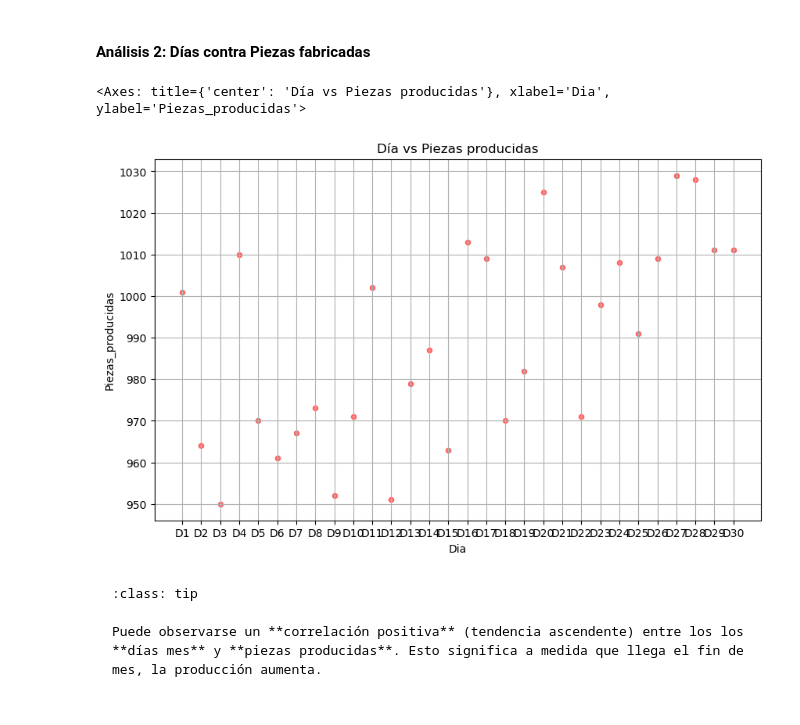
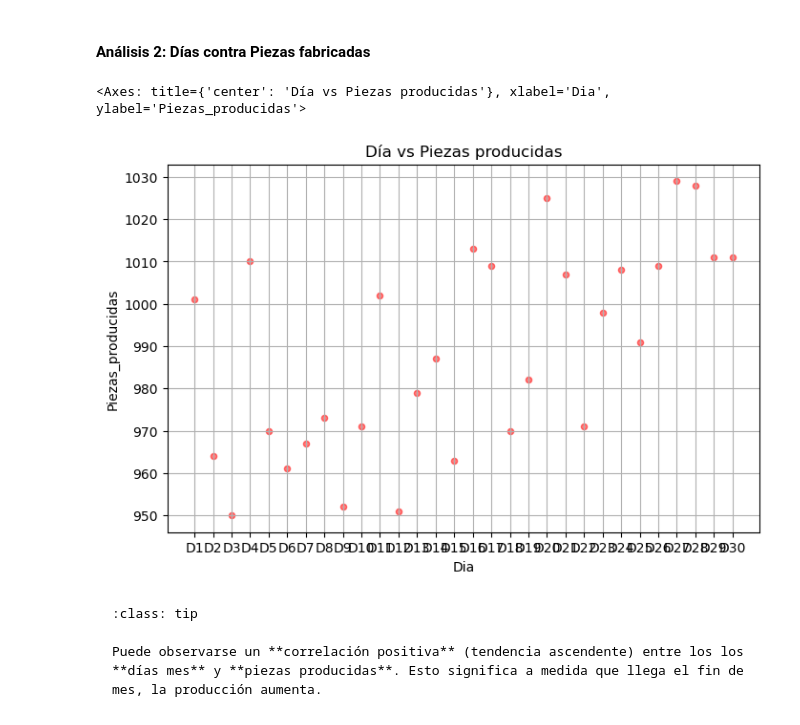
Before and after one commit to citius70/pandas-ticII-2BAC, a Jupyter notebook: _sources/7_dataframe_graficos_complejos.ipynb, the cells around one changed output. Saved outputs shown, nothing was run; the diff lists cells and outputs as text; code cells hidden in the pictures.

````diff
--- a/_sources/7_dataframe_graficos_complejos.ipynb
+++ b/_sources/7_dataframe_graficos_complejos.ipynb
@@ -29,7 +27,7 @@ import pandas as pd
 
 # Datos de producción de la fábrica durante 30 días recopilados en un diccionario denominado "data"
 
-data = pd.read_csv("datasets/calidad.csv")
+data = pd.read_csv("https://drive.google.com/uc?export=download&id=1qKKGYeqdc48KI4gwmHX6oQ9oN0ZIyYnh")
 
 
 # Creamos el DataFrame "df"
@@ -37,4 +35,6 @@ df = pd.DataFrame(data)
 
 # Visualizamos los cinco primeros datos
 df.head(5)
+
+df.describe()
 # %% [output]
@@ -148,17 +170,17 @@ Puede observarse un **correlación positiva** (tendencia ascendente) entre los *
 # %%
 # En este caso vamos a dar formato al gráfico con algunas propiedades (color, grid...)
 
 df.plot.scatter(
     x='Dia',
     y='Piezas_producidas',
     title='Día vs Piezas producidas',
-    figsize=(10, 6),  # Tamaño del gráfico
+    figsize=(8, 5),  # Tamaño del gráfico
     color='red',      # Color de los puntos
     alpha=0.5,        # Transparencia (0 a 1)
     grid=True )
 # %% [output]
 <Axes: title={'center': 'Día vs Piezas producidas'}, xlabel='Dia', ylabel='Piezas_producidas'>
-[figure, old version]
+[figure, new version]
 # %% [markdown]
 ```{admonition} Análisis del gráfico de dispersión
 :class: tip
````
Also changed, not shown: parts of 31 cells of this notebook, 10 other files.
